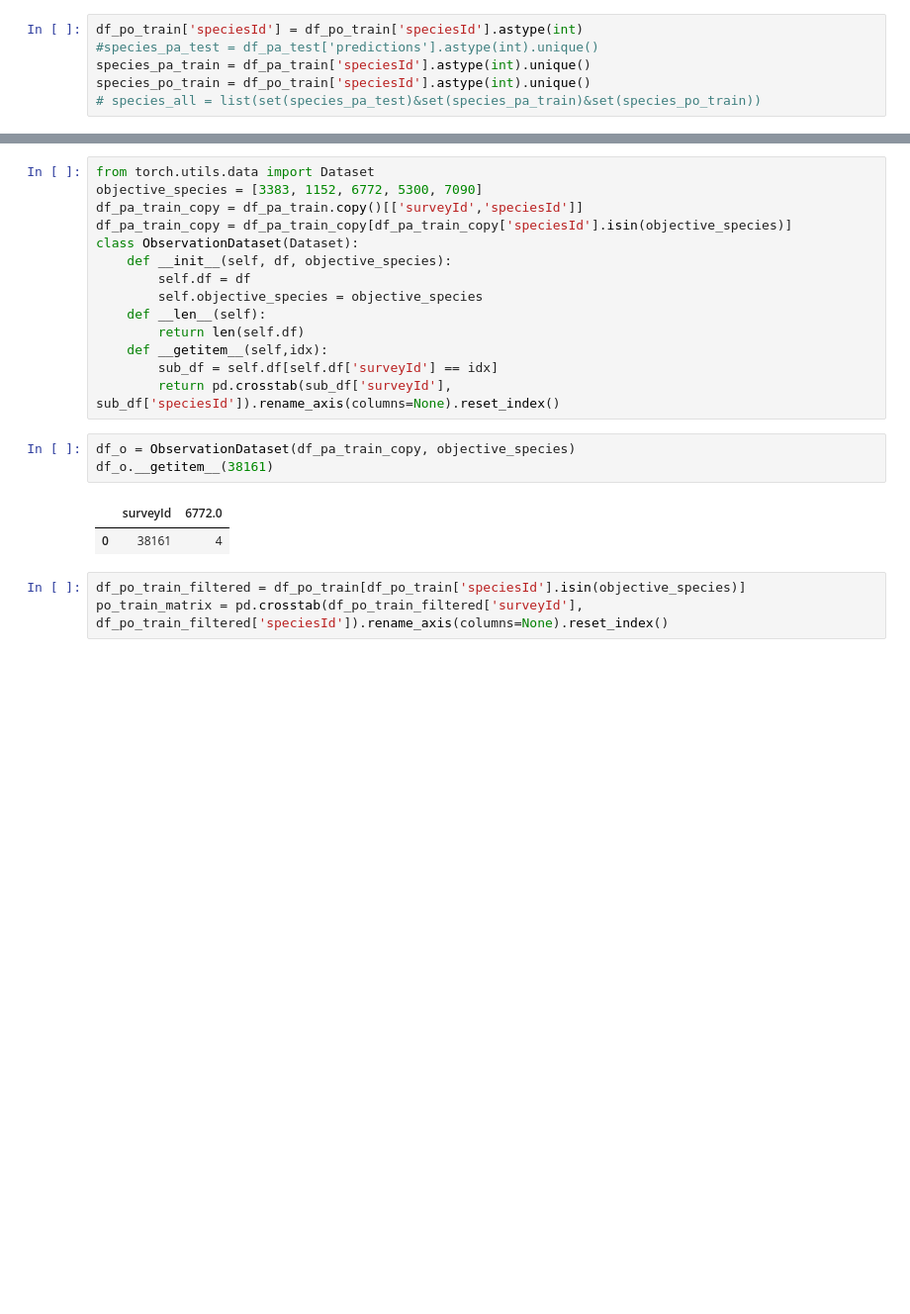
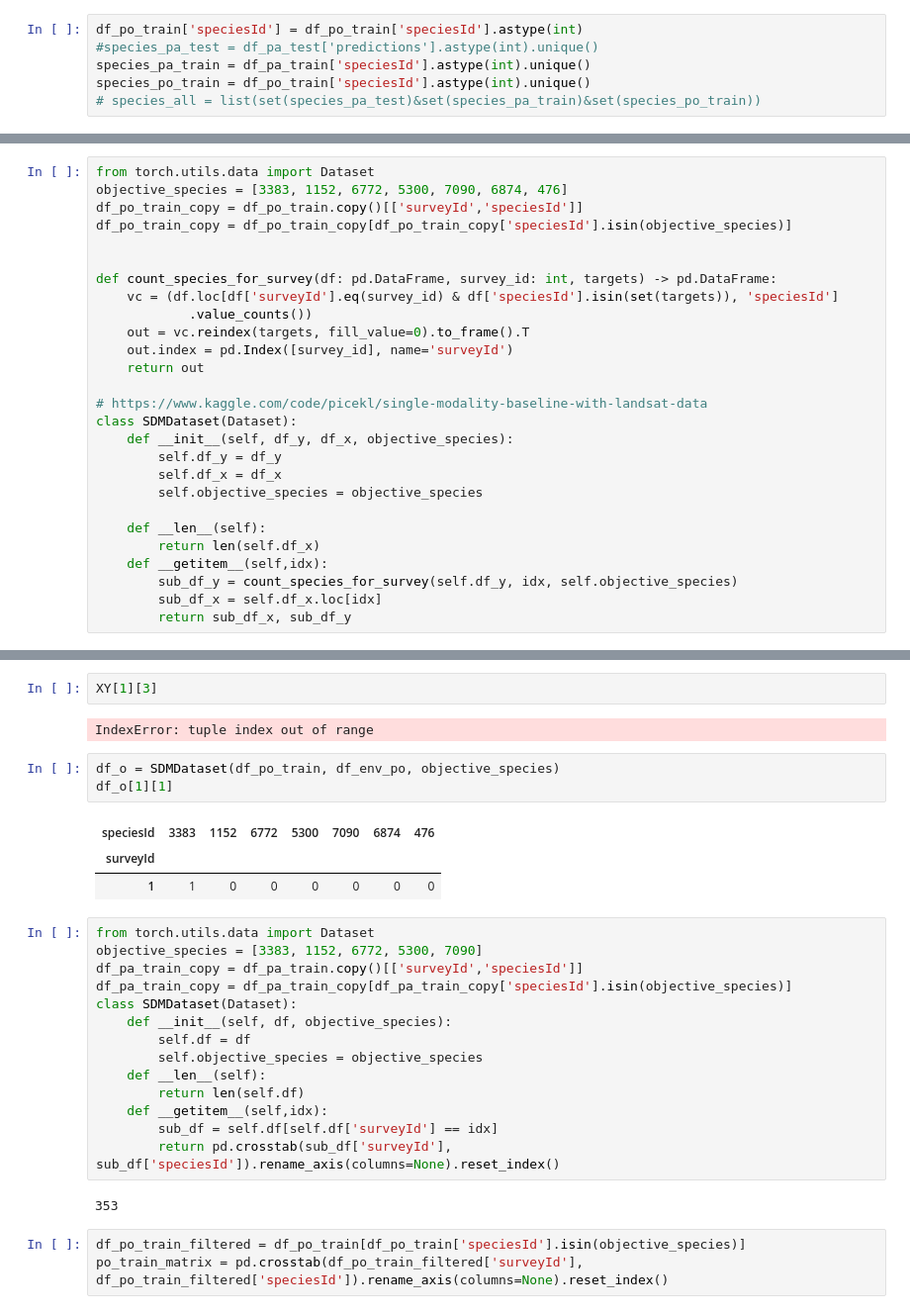
Before and after one commit to pabloubilla/data-integration-sdm, a Jupyter notebook: notebooks/03_geoplant.ipynb, the cells around one changed output, grey strips where cells are left out. Shown at 99% size. Drawn from its saved outputs; the diff is of its cells as text; blank space fills up the shorter version.

```diff
--- a/notebooks/03_geoplant.ipynb
+++ b/notebooks/03_geoplant.ipynb
@@ -21,0 +64,27 @@ species_po_train = df_po_train['speciesId'].astype(int).unique()
+# %%
+from torch.utils.data import Dataset
+objective_species = [3383, 1152, 6772, 5300, 7090, 6874, 476]
+df_po_train_copy = df_po_train.copy()[['surveyId','speciesId']]
+df_po_train_copy = df_po_train_copy[df_po_train_copy['speciesId'].isin(objective_species)]
+
+
+def count_species_for_survey(df: pd.DataFrame, survey_id: int, targets) -> pd.DataFrame:
+    vc = (df.loc[df['surveyId'].eq(survey_id) & df['speciesId'].isin(set(targets)), 'speciesId']
+            .value_counts())
+    out = vc.reindex(targets, fill_value=0).to_frame().T
+    out.index = pd.Index([survey_id], name='surveyId')
+    return out
+
+# https://www.kaggle.com/code/picekl/single-modality-baseline-with-landsat-data
+class SDMDataset(Dataset):
+    def __init__(self, df_y, df_x, objective_species):
+        self.df_y = df_y
+        self.df_x = df_x
+        self.objective_species = objective_species
+
+    def __len__(self):
+        return len(self.df_x)
+    def __getitem__(self,idx):
+        sub_df_y = count_species_for_survey(self.df_y, idx, self.objective_species)
+        sub_df_x = self.df_x.loc[idx]
+        return sub_df_x, sub_df_y
@@ -22,9 +191,20 @@ species_po_train = df_po_train['speciesId'].astype(int).unique()
+# %%
+XY[1][3]
+# %% [output]
+IndexError: tuple index out of range
+# %%
+df_o = SDMDataset(df_po_train, df_env_po, objective_species)
+df_o[1][1]
+# %% [output]
+| speciesId | 3383 | 1152 | 6772 | 5300 | 7090 | 6874 | 476 |
+| surveyId |  |  |  |  |  |  |  |
+| 1 | 1 | 0 | 0 | 0 | 0 | 0 | 0 |
 # %%
 from torch.utils.data import Dataset
 objective_species = [3383, 1152, 6772, 5300, 7090]
 df_pa_train_copy = df_pa_train.copy()[['surveyId','speciesId']]
 df_pa_train_copy = df_pa_train_copy[df_pa_train_copy['speciesId'].isin(objective_species)]
-class ObservationDataset(Dataset):
+class SDMDataset(Dataset):
     def __init__(self, df, objective_species):
         self.df = df
         self.objective_species = objective_species
@@ -34,11 +214,8 @@ class ObservationDataset(Dataset):
         sub_df = self.df[self.df['surveyId'] == idx]
         return pd.crosstab(sub_df['surveyId'], sub_df['speciesId']).rename_axis(columns=None).reset_index()
 # %%
-df_o = ObservationDataset(df_pa_train_copy, objective_species)
-df_o.__getitem__(38161)
 # %% [output]
-|  | surveyId | 6772.0 |
-| 0 | 38161 | 4 |
+353
 # %%
 df_po_train_filtered = df_po_train[df_po_train['speciesId'].isin(objective_species)]
 po_train_matrix = pd.crosstab(df_po_train_filtered['surveyId'], df_po_train_filtered['speciesId']).rename_axis(columns=None).reset_index()
```
Also changed, not shown: parts of 13 cells of this notebook, 2 other files.
